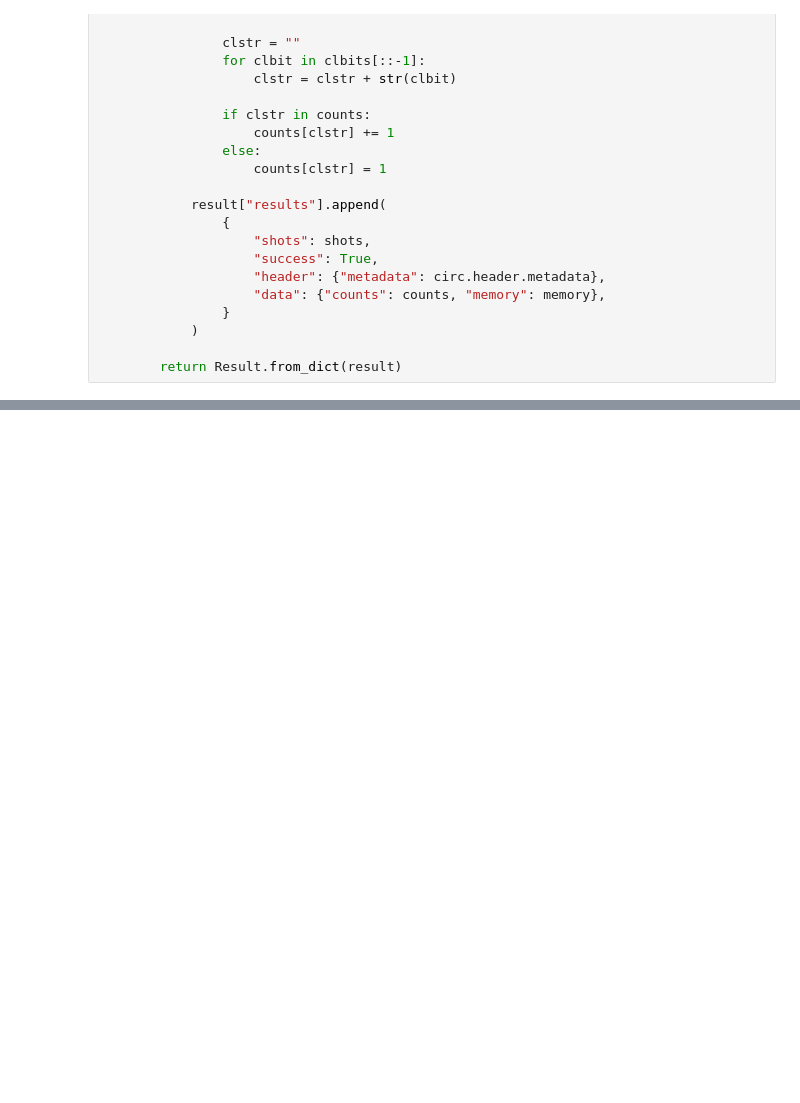
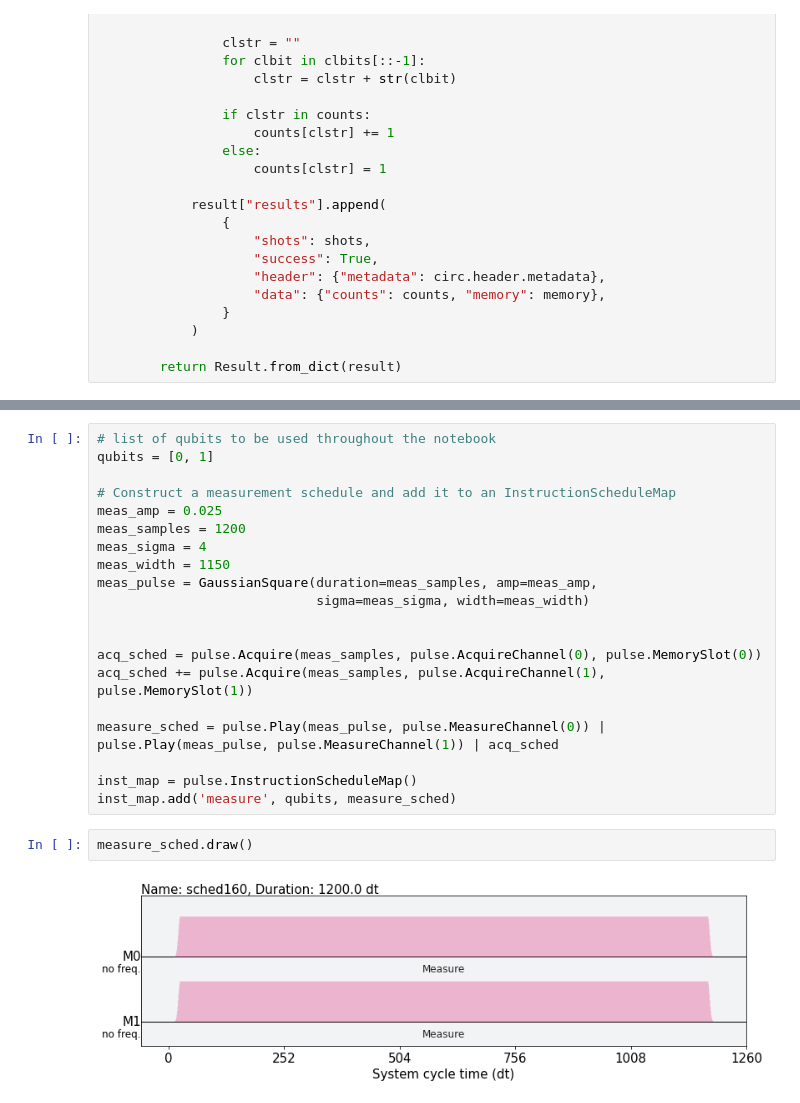
Before and after one commit to coruscating/qiskit-experiments, a Jupyter notebook: docs/tutorials/esp_discriminator.ipynb, the cells around one changed output, grey strips where cells are left out. Saved outputs shown, nothing was run; the diff lists cells and outputs as text; blank space fills up the shorter version.

Commit message:
Fixed and tested mutli-qubit discrimination; updated missed out tutorial section; matched with the upstream

```diff
--- a/docs/tutorials/esp_discriminator.ipynb
+++ b/docs/tutorials/esp_discriminator.ipynb
@@ -142,0 +172,24 @@ Schedule((0, Play(Drag(duration=320, amp=(0.8183699822712108+0j), sigma=80, beta
+# %%
+# list of qubits to be used throughout the notebook
+qubits = [0, 1]
+
+# Construct a measurement schedule and add it to an InstructionScheduleMap
+meas_amp = 0.025
+meas_samples = 1200
+meas_sigma = 4
+meas_width = 1150
+meas_pulse = GaussianSquare(duration=meas_samples, amp=meas_amp,
+                            sigma=meas_sigma, width=meas_width)
+
+
+acq_sched = pulse.Acquire(meas_samples, pulse.AcquireChannel(0), pulse.MemorySlot(0))
+acq_sched += pulse.Acquire(meas_samples, pulse.AcquireChannel(1), pulse.MemorySlot(1))
+
+measure_sched = pulse.Play(meas_pulse, pulse.MeasureChannel(0)) | pulse.Play(meas_pulse, pulse.MeasureChannel(1)) | acq_sched
+
+inst_map = pulse.InstructionScheduleMap()
+inst_map.add('measure', qubits, measure_sched)
+# %%
+measure_sched.draw()
+# %% [output]
+[figure, added]
```
Also changed, not shown: parts of 20 cells of this notebook, 2 other files.
